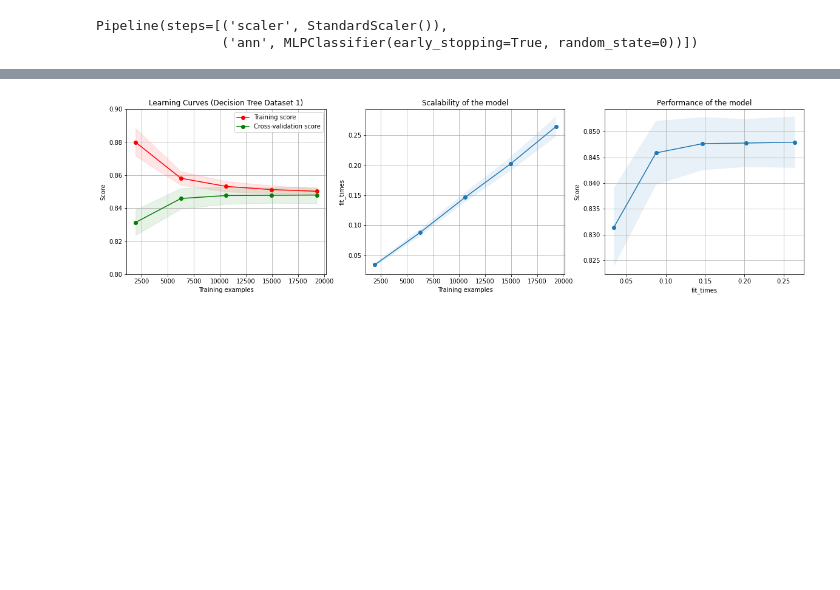
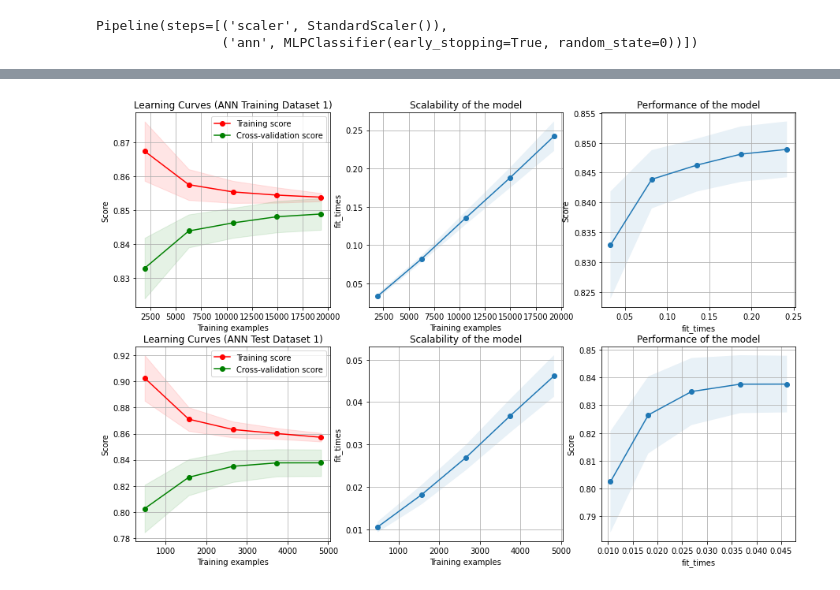
Before and after one commit to zparnold/cs7641, a Jupyter notebook: assignment1/ann1.ipynb, the cells around one changed output, grey strips where cells are left out. Cells and saved outputs as stored; diff of their text form; code cells hidden in the pictures; blank space fills up the shorter version.

```diff
--- a/assignment1/ann1.ipynb
+++ b/assignment1/ann1.ipynb
@@ -122,9 +122,9 @@ warnings.filterwarnings("ignore")
 
 
 for cv in tqdm(range(3, 10)):
-    create_grid = GridSearchCV(pipeline, param_grid=check_params, cv=cv, n_jobs=-1)
+    create_grid = GridSearchCV(pipeline, param_grid=check_params, cv=cv, n_jobs=6)
     create_grid.fit(X_train, y_train)
-    print("score for %d fold CV := %3.2f" %(cv, create_grid.score(X_test, y_test)))
+    print("score for %d fold CV := %5.4f" %(cv, create_grid.score(X_test, y_test)))
     print ("!!!! best fit parameters from GridSearchCV !!!!")
     print (create_grid.best_params_)
 
@@ -224,0 +151,25 @@ train_sizes, train_scores, valid_scores = learning_curve(
+# %%
+%%time
+from sklearn.neural_network import MLPClassifier
+from sklearn.metrics import confusion_matrix
+from sklearn.metrics import accuracy_score
+from sklearn.metrics import f1_score
+
+DecsTree = MLPClassifier(activation='tanh', learning_rate_init=0.01, solver='sgd', max_iter=50)
+DecsTree.fit(X_train, y_train)
+
+
+y_pred_train = DecsTree.predict(X_train)
+y_pred_test = DecsTree.predict(X_test)
+conf_matrix_test = pd.DataFrame(confusion_matrix(y_test, y_pred_test))
+conf_matrix_train = pd.DataFrame(confusion_matrix(y_train, y_pred_train))
+print('training data confusion matrix')
+print(conf_matrix_train)
+print('testing data confusion matrix')
+print(conf_matrix_test)
+
+print('training error rate: {}'.format(1 - accuracy_score(y_train, y_pred_train)))
+print('test error rate: {}'.format(1 - accuracy_score(y_test, y_pred_test)))
+
+print('training F1 Score: {}'.format(1 - f1_score(y_train, y_pred_train)))
+print('test F1 score: {}'.format(1 - f1_score(y_test, y_pred_test)))
@@ -330,37 +296,39 @@ def plot_learning_curve(estimator, title, X, y, axes=None, ylim=None, cv=None,
     axes[1].grid()
     axes[1].plot(train_sizes, fit_times_mean, 'o-')
     axes[1].fill_between(train_sizes, fit_times_mean - fit_times_std,
                          fit_times_mean + fit_times_std, alpha=0.1)
     axes[1].set_xlabel("Training examples")
     axes[1].set_ylabel("fit_times")
     axes[1].set_title("Scalability of the model")
 
     # Plot fit_time vs score
     axes[2].grid()
     axes[2].plot(fit_times_mean, test_scores_mean, 'o-')
     axes[2].fill_between(fit_times_mean, test_scores_mean - test_scores_std,
                          test_scores_mean + test_scores_std, alpha=0.1)
     axes[2].set_xlabel("fit_times")
     axes[2].set_ylabel("Score")
     axes[2].set_title("Performance of the model")
 
     return plt
 
 
-X, y = load_digits(return_X_y=True)
+fig, axes = plt.subplots(2,3, figsize=(15, 10))
 
-title = "Learning Curves (Decision Tree Dataset 1)"
+title = "Learning Curves (ANN Training Dataset 1)"
 # Cross validation with 100 iterations to get smoother mean test and train
 # score curves, each time with 20% data randomly selected as a validation set.
 cv = ShuffleSplit(n_splits=100, test_size=0.2, random_state=0)
-#factor= (cv - 1)/cv
-#ts = math.floor(X_train.shape[0]*factor)
 
-estimator = DecisionTreeClassifier(criterion='entropy', max_depth=8, splitter='best', ccp_alpha=0.001)
+estimator = DecisionTreeClassifier(criterion='entropy', max_depth=7, splitter='best', ccp_alpha=0.0001)
 
-plot_learning_curve(estimator, title, X_train, y_train,cv=cv, n_jobs=-1, ylim=(0.8, 0.9))
+plot_learning_curve(estimator, title, X_train, y_train,cv=cv, n_jobs=-1, axes=axes[0, :])
+title = "Learning Curves (ANN Test Dataset 1)"
+
+plot_learning_curve(estimator, title, X_test, y_test,cv=cv, n_jobs=-1, axes=axes[1, :])
+
 
 
 plt.show()
 # %% [output]
-[figure, old version]
+[figure, new version]
```
Also changed, not shown: parts of 7 cells of this notebook, 5 other files.
